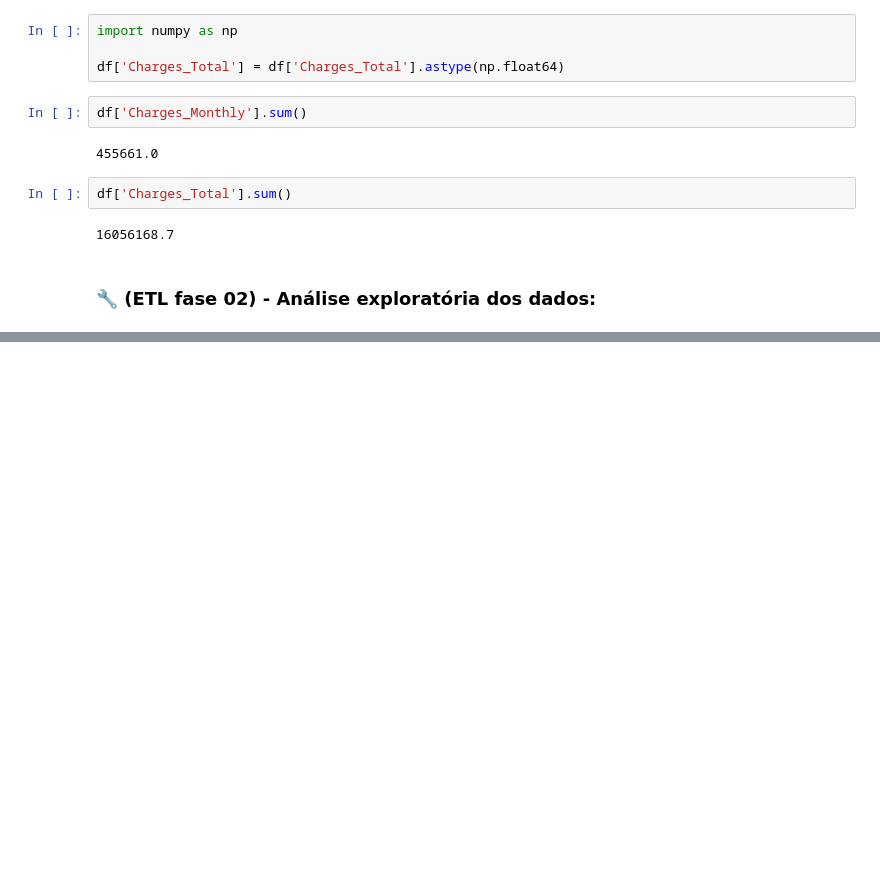
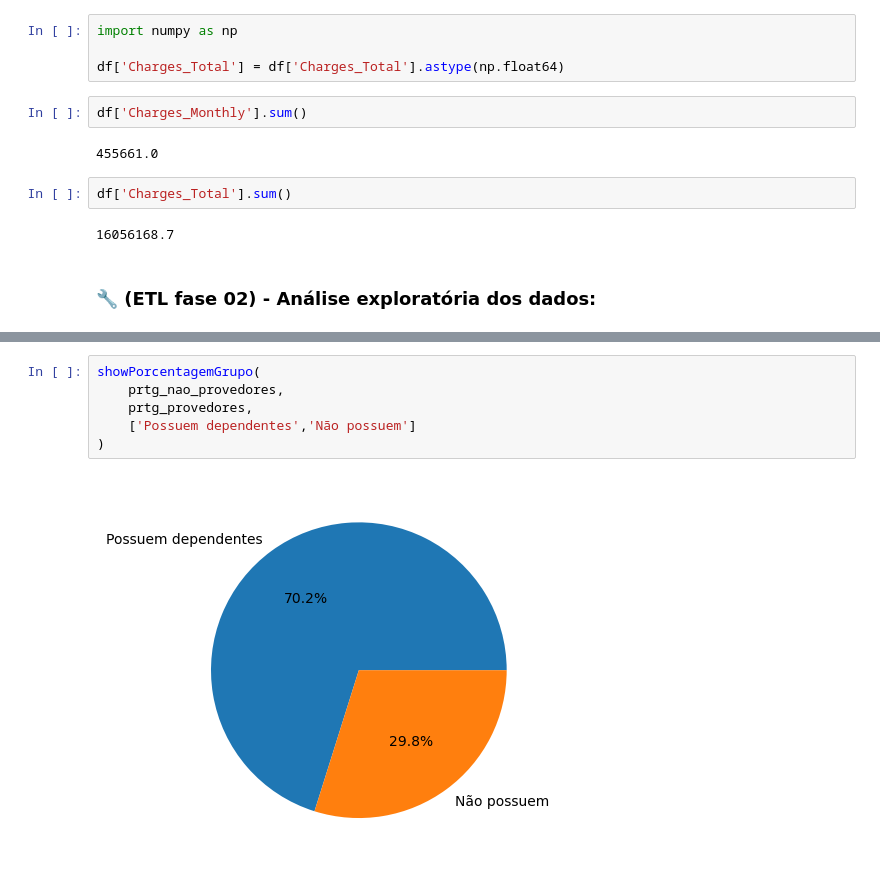
Before and after one commit to Megalonnix/ChallengeTelecomX, a Jupyter notebook: TelecomX_BR2.ipynb, the cells around one changed output, grey strips where cells are left out. Cells and saved outputs as stored; diff of their text form; blank space fills up the shorter version.

```diff
--- a/TelecomX_BR2.ipynb
+++ b/TelecomX_BR2.ipynb
@@ -302,0 +363,8 @@ df['Charges_Total'].sum()
+# %%
+showPorcentagemGrupo(
+    prtg_nao_provedores,
+    prtg_provedores,
+    ['Possuem dependentes','Não possuem']
+)
+# %% [output]
+[figure, added]
```
Also changed, not shown: parts of 12 cells of this notebook.
